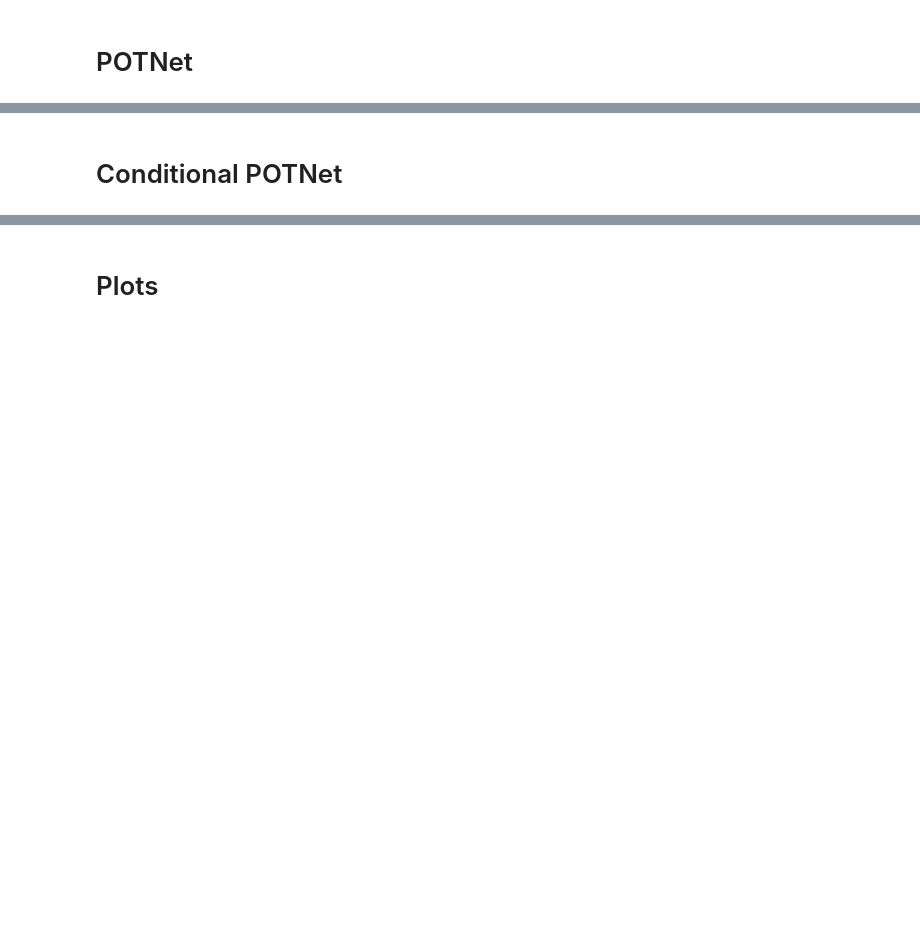
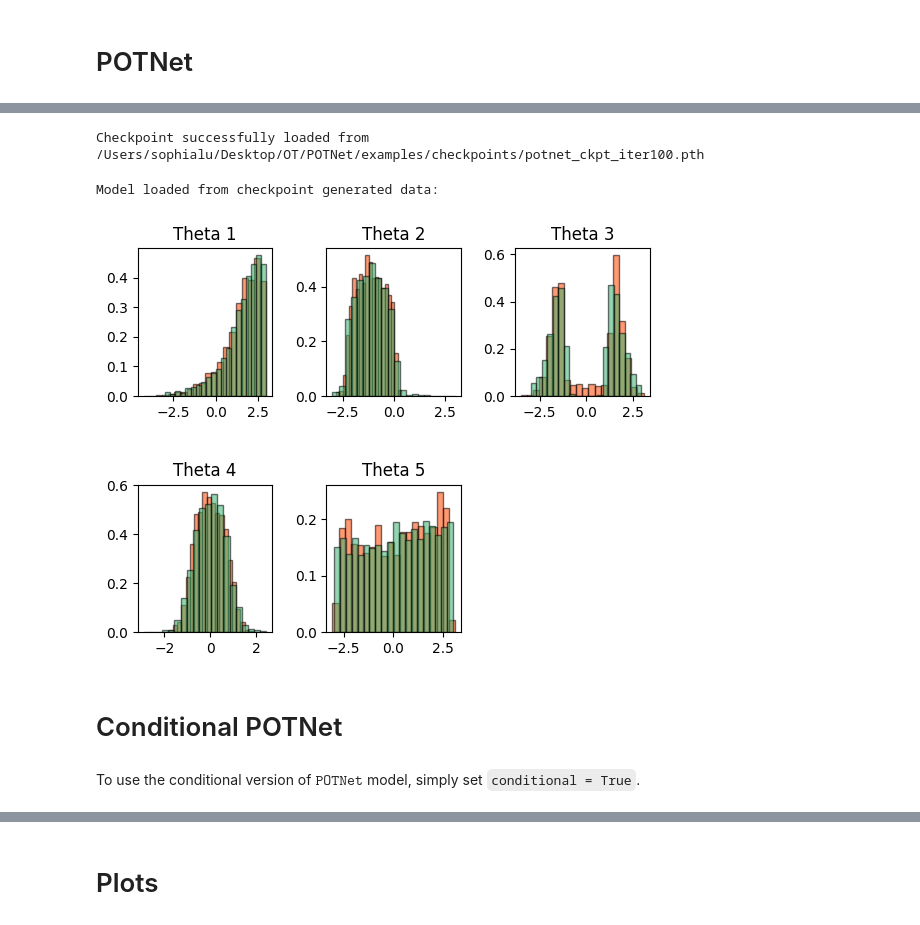
Before and after one commit to sophial05/POTNet, a Jupyter notebook: examples/demo_lfi.ipynb, the cells around one changed output, grey strips where cells are left out. Cells and saved outputs as stored; diff of their text form; code cells hidden in the pictures; blank space fills up the shorter version.

```diff
--- a/examples/demo_lfi.ipynb
+++ b/examples/demo_lfi.ipynb
@@ -54,4 +102,32 @@ plt.show()
+# %%
+potnet_model_ckpt = POTNet(embedding_dim = gt_thetas.shape[1],
+                            mp_lambdas = 1.0,
+                            epochs = 100,
+                            resume_checkpoint = '/Users/sophialu/Desktop/OT/POTNet/examples/checkpoints/potnet_ckpt_iter100.pth',
+                            verbose=True)
+ckpt_gen_data = potnet_model_ckpt.generate(3000)
+# %% [output]
+Checkpoint successfully loaded from /Users/sophialu/Desktop/OT/POTNet/examples/checkpoints/potnet_ckpt_iter100.pth
+# %%
+print("Model loaded from checkpoint generated data:")
+for j in range(ckpt_gen_data.shape[1]):
+    plt.subplot(2,3,j+1)
+    plt.subplots_adjust(left=0.1,
+            bottom=0.1,
+            right=0.9,
+            top=0.9,
+            wspace=0.4,
+            hspace=0.6)
+    plt.hist(ckpt_gen_data[:, j].reshape(-1), density=True, bins=20, color='orangered', edgecolor='k', alpha=0.55, label='generated');
+    plt.hist(gt_thetas[:, j], density=True, bins=20, color='mediumseagreen', edgecolor='k', alpha=0.55, label='truth');
+    plt.title("Theta %d" %(j+1))
+plt.show()
+# %% [output]
+Model loaded from checkpoint generated data:
+[figure, added]
 # %% [markdown]
 # Conditional POTNet
+# %% [markdown]
+To use the conditional version of $\texttt{POTNet}$ model, simply set `conditional = True`.
 # %%
 cond_potnet_model = POTNet(embedding_dim = gt_thetas.shape[1],
```
Also changed, not shown: parts of 16 cells of this notebook, 11 other files.
